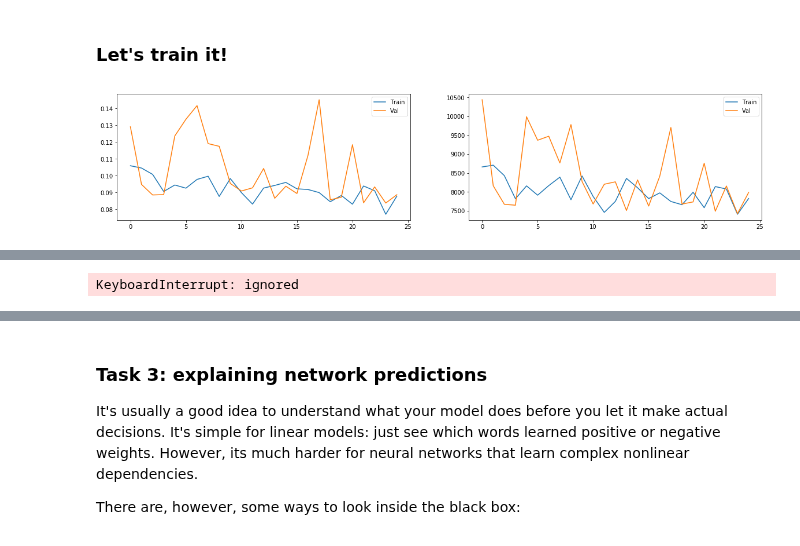
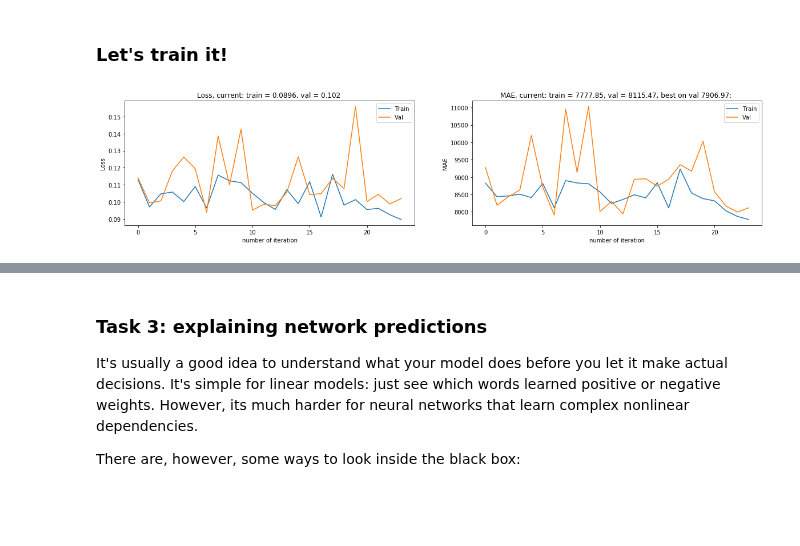
Before and after one commit to dzisandy/Deep-Learning, a Jupyter notebook: HW4/homework04_basic_part1_regression.ipynb, the cells around one changed output, grey strips where cells are left out. Saved outputs shown, nothing was run; the diff lists cells and outputs as text; code cells hidden in the pictures; blank space fills up the shorter version.

```diff
--- a/HW4/homework04_basic_part1_regression.ipynb
+++ b/HW4/homework04_basic_part1_regression.ipynb
@@ -492,6 +499,10 @@ train_history_loss = []
 train_history_mae = []
 val_history_loss = []
 val_history_mae = []
+min_mae = np.inf
+
+early_stop = 0
+stop_criterion = 20
 
 for epoch_i in trange(num_epochs):
 
@@ -531,37 +542,50 @@ for epoch_i in trange(num_epochs):
         desc_ix = torch.tensor(batch["FullDescription"], dtype=torch.int64).cuda()
         cat_features = torch.tensor(batch["Categorical"], dtype=torch.float32).cuda()
         reference = torch.tensor(batch[target_column], dtype=torch.float32).cuda()
         prediction = model(title_ix, desc_ix, cat_features)
         loss = compute_loss(reference, prediction)
 
         val_loss += loss.cpu().data.numpy()
         val_mae += compute_mae(reference, prediction).cpu().data.numpy()
         val_batches += 1
 
     val_history_loss.append(val_loss / val_batches)
     val_history_mae.append(val_mae / val_batches)
 #     print("\tLoss:\t%.5f" % (val_loss / val_batches))
 #     print("\tMAE:\t%.5f" % (val_mae / val_batches))
 #     print('\n\n')
 
+    if val_history_mae[-1] < min_mae:
+            min_mae = val_history_mae[-1]
+            best_model = torch.save(model.state_dict(), './best_NN_params.pt')
+    else:
+        early_stop += 1
+        if early_stop == stop_criterion:
+            break
+
     display.clear_output(wait=True)
 
     plt.figure(figsize = (20,4))
     plt.subplot(1,2,1)
+    plt.title('Loss, current: train = {}, val = {}, number of epochs since best val: {} '.format(round(train_history_loss[-1],4), round(val_history_loss[-1],4), early_stop))
+    plt.xlabel('number of iteration')
+    plt.ylabel('Loss')
     plt.plot(train_history_loss, label = 'Train')
     plt.plot(val_history_loss, label = 'Val')
     plt.legend()
 
     plt.subplot(1,2,2)
     plt.plot(train_history_mae, label = 'Train')
     plt.plot(val_history_mae, label = 'Val')
+    plt.title('MAE, current: train = {}, val = {}, best on val {}: '.format(round(train_history_mae[-1],2), round(val_history_mae[-1],2), round(min_mae,2)))
+    plt.xlabel('number of iteration')
+    plt.ylabel('MAE')
     plt.legend()
     plt.show()
 # %% [output]
-[figure, old version]
+[figure, new version]
 [interactive output not drawn]
 [interactive output not drawn]
-KeyboardInterrupt: ignored
 # %%
 print("Final eval:")
 val_loss = val_mae = val_batches = 0
```
Also changed, not shown: parts of 7 cells of this notebook.
